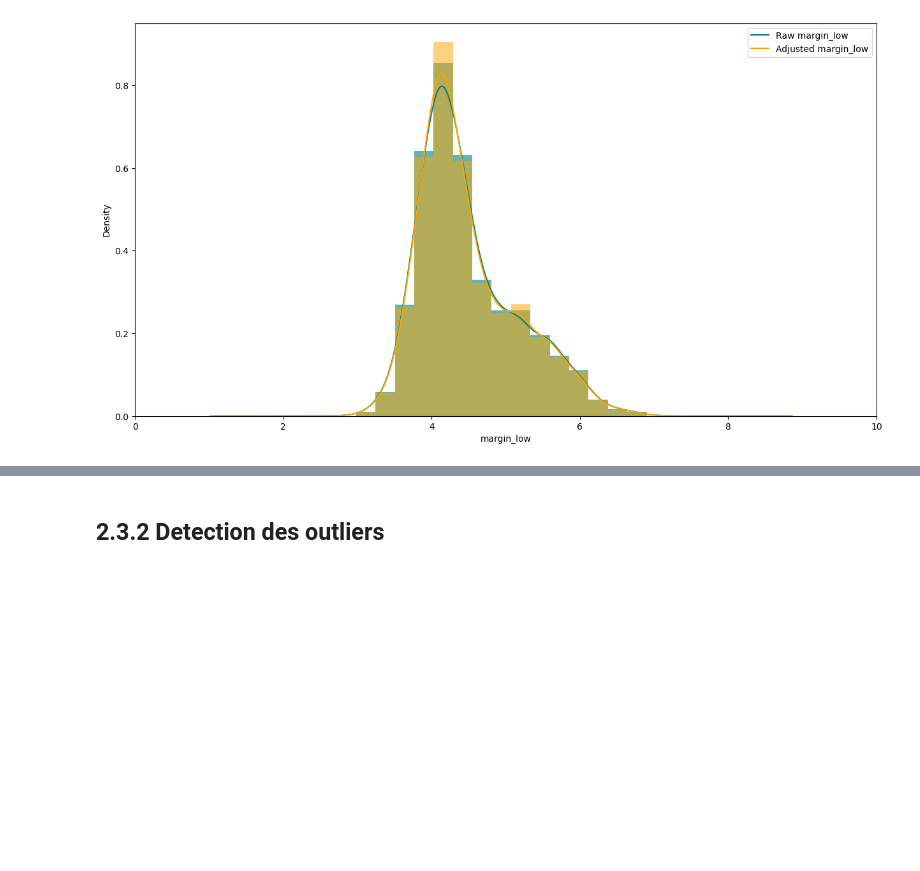
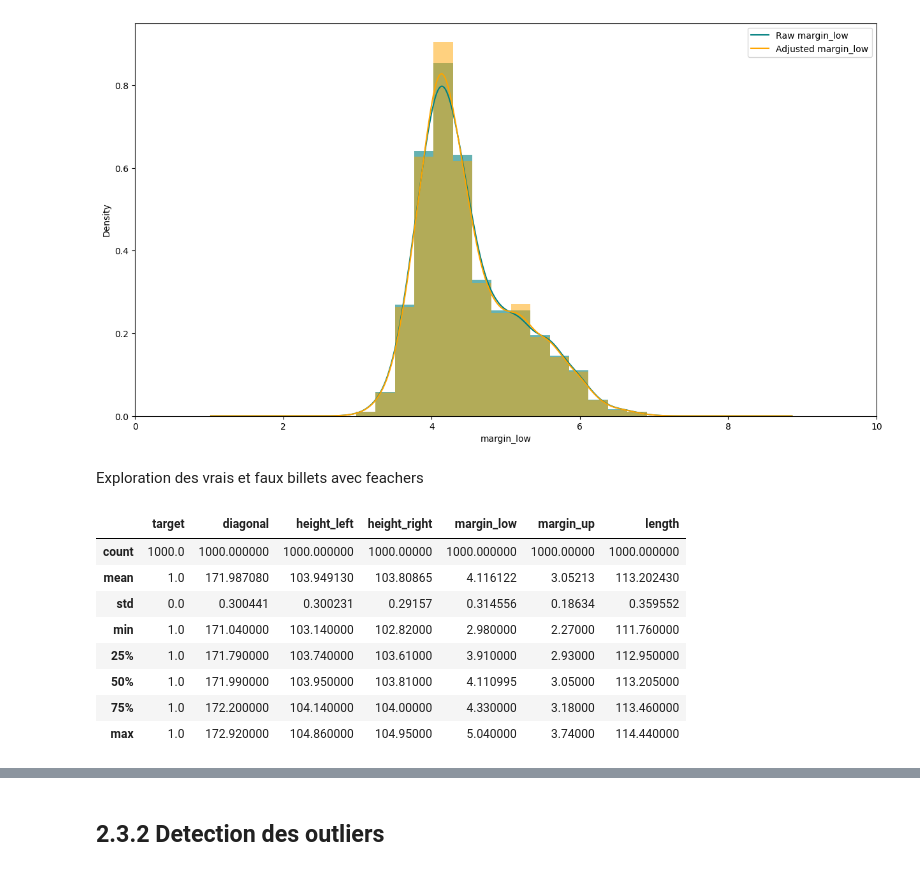
Before and after one commit to Nada-Lahbib/Project_10_Detection_des_faux_billets_avec_Python, a Jupyter notebook: notebooks/LAHBIB_Nada_1_notebook_022024.ipynb, the cells around one changed output, grey strips where cells are left out. Saved outputs shown, nothing was run; the diff lists cells and outputs as text; code cells hidden in the pictures; blank space fills up the shorter version.

Commit message:
Exploration

```diff
--- a/notebooks/LAHBIB_Nada_1_notebook_022024.ipynb
+++ b/notebooks/LAHBIB_Nada_1_notebook_022024.ipynb
@@ -326,3 +352,20 @@ plt.xlim(0,10)
 plt.show()
 # %% [output]
 [figure]
+# %% [markdown]
+Exploration des vrais et faux billets avec feachers
+# %%
+df_vrai= train_data.loc[(train_data['target']==1)]
+df_faux= train_data.loc[(train_data['target']==0)]
+# %%
+df_vrai.describe()
+# %% [output]
+|  | target | diagonal | height_left | height_right | margin_low | margin_up | length |
+| count | 1000.0 | 1000.000000 | 1000.000000 | 1000.00000 | 1000.000000 | 1000.00000 | 1000.000000 |
+| mean | 1.0 | 171.987080 | 103.949130 | 103.80865 | 4.116122 | 3.05213 | 113.202430 |
+| std | 0.0 | 0.300441 | 0.300231 | 0.29157 | 0.314556 | 0.18634 | 0.359552 |
+| min | 1.0 | 171.040000 | 103.140000 | 102.82000 | 2.980000 | 2.27000 | 111.760000 |
+| 25% | 1.0 | 171.790000 | 103.740000 | 103.61000 | 3.910000 | 2.93000 | 112.950000 |
+| 50% | 1.0 | 171.990000 | 103.950000 | 103.81000 | 4.110995 | 3.05000 | 113.205000 |
+| 75% | 1.0 | 172.200000 | 104.140000 | 104.00000 | 4.330000 | 3.18000 | 113.460000 |
+| max | 1.0 | 172.920000 | 104.860000 | 104.95000 | 5.040000 | 3.74000 | 114.440000 |
```
Also changed, not shown: parts of 7 cells of this notebook.
